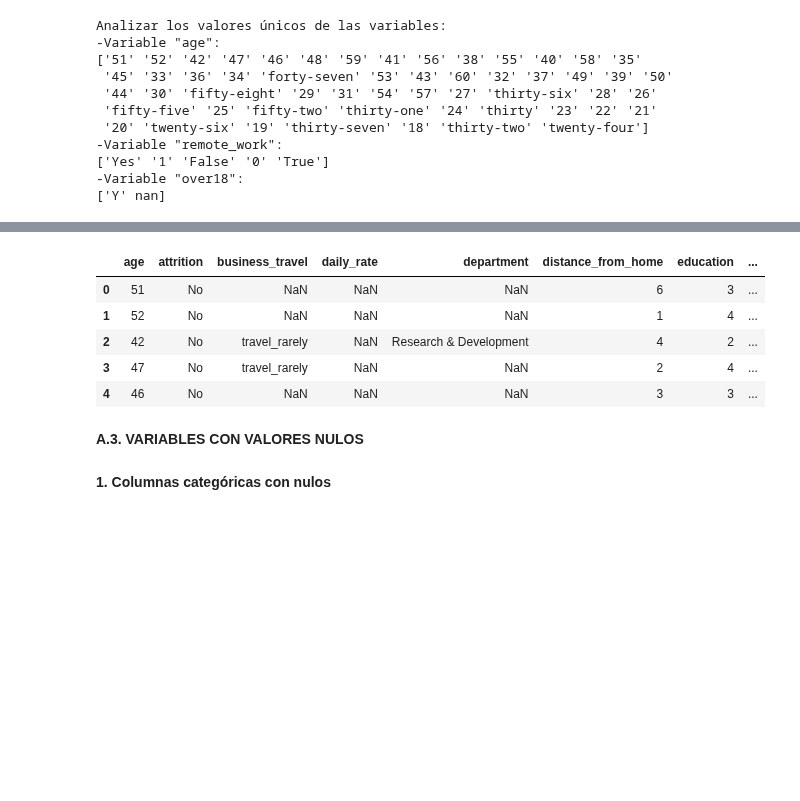
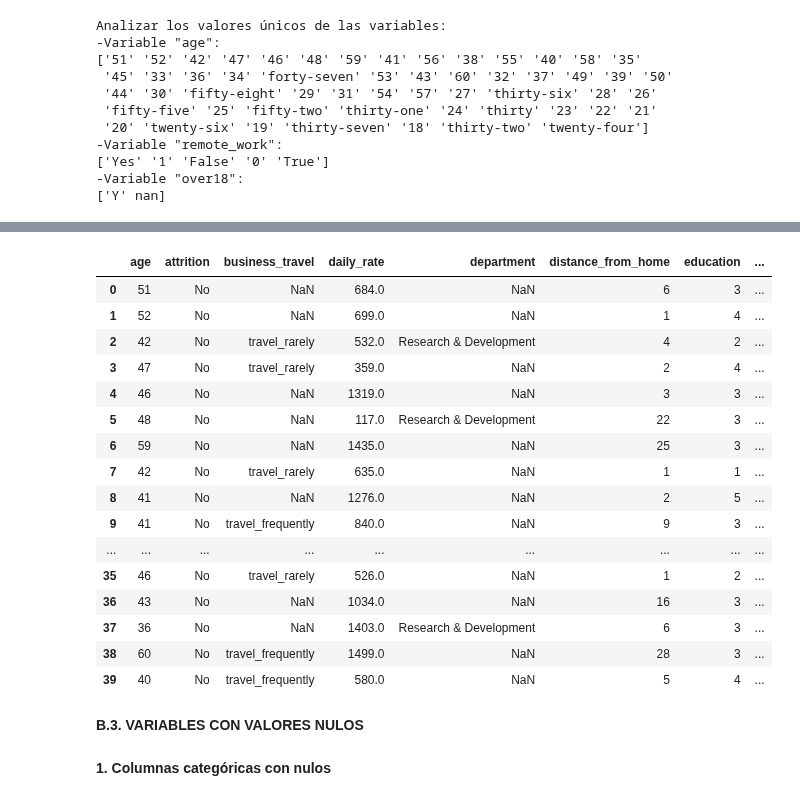
Before and after one commit to Paulamc1695/proyecto_da_promo_J_modulo_3, a Jupyter notebook: Paula_Fase_2_Transformacion_Datos.ipynb, the cells around one changed output, grey strips where cells are left out. Cells and saved outputs as stored; diff of their text form; code cells hidden in the pictures; blank space fills up the shorter version.

```diff
--- a/Paula_Fase_2_Transformacion_Datos.ipynb
+++ b/Paula_Fase_2_Transformacion_Datos.ipynb
@@ -319,16 +319,27 @@ Comprobación de la homogenización de los valores depués del reemplazo:
 -Variable "over18":
 ['Yes' nan]
 # %%
-df_transformacion_copy.head()
+df_transformacion_copy.head(40)
 # %% [output]
 |  | age | attrition | business_travel | daily_rate | department | distance_from_home | education | ... |
-| 0 | 51 | No | NaN | NaN | NaN | 6 | 3 | ... |
-| 1 | 52 | No | NaN | NaN | NaN | 1 | 4 | ... |
-| 2 | 42 | No | travel_rarely | NaN | Research & Development | 4 | 2 | ... |
-| 3 | 47 | No | travel_rarely | NaN | NaN | 2 | 4 | ... |
-| 4 | 46 | No | NaN | NaN | NaN | 3 | 3 | ... |
+| 0 | 51 | No | NaN | 684.0 | NaN | 6 | 3 | ... |
+| 1 | 52 | No | NaN | 699.0 | NaN | 1 | 4 | ... |
+| 2 | 42 | No | travel_rarely | 532.0 | Research & Development | 4 | 2 | ... |
+| 3 | 47 | No | travel_rarely | 359.0 | NaN | 2 | 4 | ... |
+| 4 | 46 | No | NaN | 1319.0 | NaN | 3 | 3 | ... |
+| 5 | 48 | No | NaN | 117.0 | Research & Development | 22 | 3 | ... |
+| 6 | 59 | No | NaN | 1435.0 | NaN | 25 | 3 | ... |
+| 7 | 42 | No | travel_rarely | 635.0 | NaN | 1 | 1 | ... |
+| 8 | 41 | No | NaN | 1276.0 | NaN | 2 | 5 | ... |
+| 9 | 41 | No | travel_frequently | 840.0 | NaN | 9 | 3 | ... |
+| ... | ... | ... | ... | ... | ... | ... | ... | ... |
+| 35 | 46 | No | travel_rarely | 526.0 | NaN | 1 | 2 | ... |
+| 36 | 43 | No | NaN | 1034.0 | NaN | 16 | 3 | ... |
+| 37 | 36 | No | NaN | 1403.0 | Research & Development | 6 | 3 | ... |
+| 38 | 60 | No | travel_frequently | 1499.0 | NaN | 28 | 3 | ... |
+| 39 | 40 | No | travel_frequently | 580.0 | NaN | 5 | 4 | ... |
 # %% [markdown]
-**A.3. VARIABLES CON VALORES NULOS**
+**B.3. VARIABLES CON VALORES NULOS**
 # %% [markdown]
 **1. Columnas categóricas con nulos**
 # %%
```
Also changed, not shown: parts of 17 cells of this notebook.
